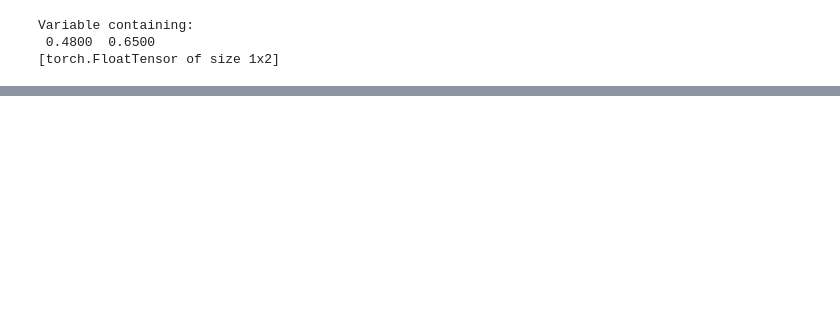
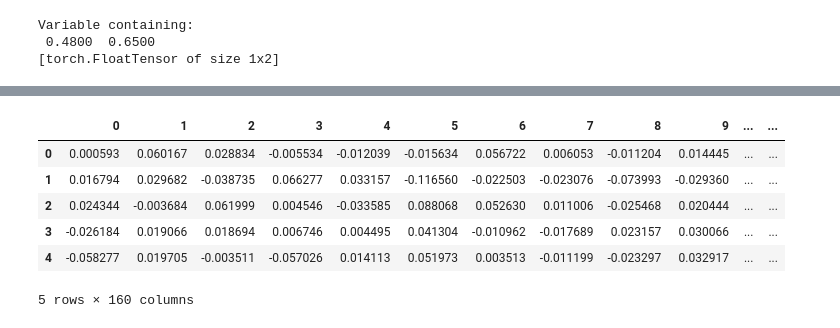
Before and after one commit to hminle/music-analysis, a Jupyter notebook: model/LSTMModel.ipynb, the cells around one changed output, grey strips where cells are left out. Cells and saved outputs as stored; diff of their text form; code cells hidden in the pictures; blank space fills up the shorter version.

```diff
--- a/model/LSTMModel.ipynb
+++ b/model/LSTMModel.ipynb
@@ -408,0 +435,10 @@ Variable containing:
+# %%
+aList = []
+for i in songId:
+    shortterms = scaler.transform(getShortTerm(i))
+    shorttermsVar = Variable(torch.FloatTensor(shortterms))
+    shorttermsVar = shorttermsVar.view(shorttermsVar.size(0),1,33)
+    _, (h, c)= model_load.lstm1(shorttermsVar)
+    aList.append(h.data.view(-1).numpy())
+# %%
+dfHiddenFeatures = pd.DataFrame(aList)
@@ -408,0 +447,10 @@ Variable containing:
+# %%
+dfHiddenFeatures.head()
+# %% [output]
+|  | 0 | 1 | 2 | 3 | 4 | 5 | 6 | 7 | 8 | 9 | ... | ... |
+| 0 | 0.000593 | 0.060167 | 0.028834 | -0.005534 | -0.012039 | -0.015634 | 0.056722 | 0.006053 | -0.011204 | 0.014445 | ... | ... |
+| 1 | 0.016794 | 0.029682 | -0.038735 | 0.066277 | 0.033157 | -0.116560 | -0.022503 | -0.023076 | -0.073993 | -0.029360 | ... | ... |
+| 2 | 0.024344 | -0.003684 | 0.061999 | 0.004546 | -0.033585 | 0.088068 | 0.052630 | 0.011006 | -0.025468 | 0.020444 | ... | ... |
+| 3 | -0.026184 | 0.019066 | 0.018694 | 0.006746 | 0.004495 | 0.041304 | -0.010962 | -0.017689 | 0.023157 | 0.030066 | ... | ... |
+| 4 | -0.058277 | 0.019705 | -0.003511 | -0.057026 | 0.014113 | 0.051973 | 0.003513 | -0.011199 | -0.023297 | 0.032917 | ... | ... |
+5 rows × 160 columns
```
Also changed, not shown: parts of 25 cells of this notebook.
